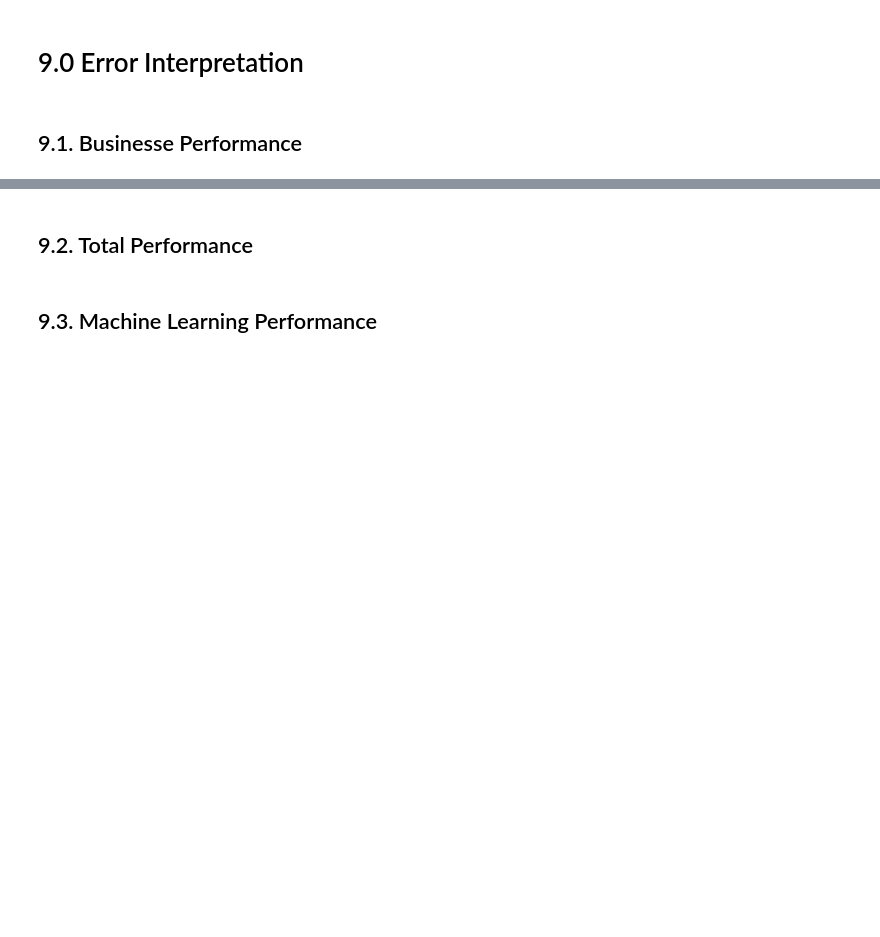
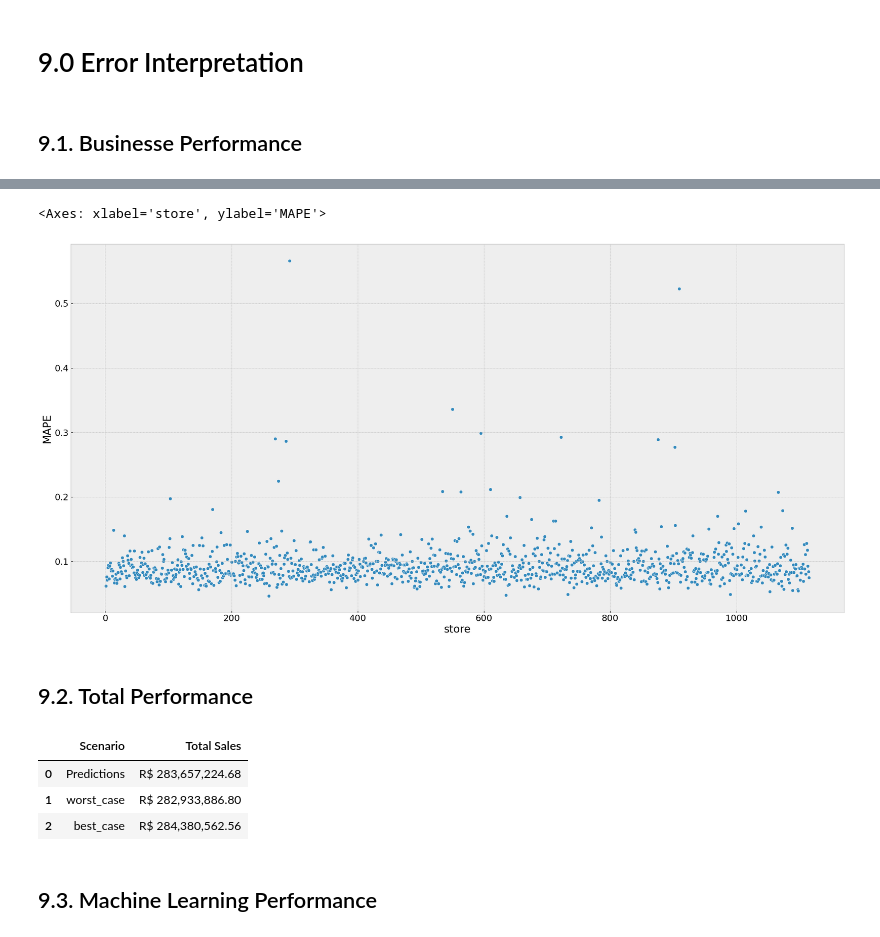
Before and after one commit to iury-repo/rossman-sales, a Jupyter notebook: notebooks/v01_modeling.ipynb, the cells around one changed output, grey strips where cells are left out. Saved outputs shown, nothing was run; the diff lists cells and outputs as text; code cells hidden in the pictures; blank space fills up the shorter version.

```diff
--- a/notebooks/v01_modeling.ipynb
+++ b/notebooks/v01_modeling.ipynb
@@ -650,7 +645,7 @@ dates = x_train_ft['date'].reset_index(drop=True)
 # %%
 # Loading final model
 xgb_load = XGBRegressor()
-xgb_load.load_model("xgb_rossman.json")
+xgb_load.load_model('notebooks/xgb_rossman.json')
 
 yhat_xgb = xgb_load.predict(x_test)
 
@@ -692,5 +687,17 @@ df9['predictions'] = np.expm1(yhat_xgb)
 # Sum of predictions
 df9_sum = df9[['store', 'predictions']].groupby('store').sum().reset_index()
 
-# MAE and MAPE
-# df9_aux1 = df9['store', 'sales', 'predictions'].groupby('store').apply( lambda x: mean_absolute_error())
+# MAE, MAPE and Predictions sum
+df9_metrics1 = (df9[['store', 'sales', 'predictions']]
+                .groupby('store')
+                .apply(lambda x: pd.Series({
+                    'Predictions': x['predictions'].sum(),
+                    'MAE': mean_absolute_error(x['sales'], x['predictions']),
+                    'MAPE': mean_absolute_percentage_error(x['sales'], x['predictions'])
+                }))).reset_index()
+
+# Scenarios
+df9_metrics1['worst_case'] = df9_metrics1['Predictions'] - df9_metrics1['MAE']
+df9_metrics1['best_case'] = df9_metrics1['Predictions'] + df9_metrics1['MAE']
+
+df9_metrics1 = df9_metrics1[['store', 'Predictions', 'worst_case', 'best_case', 'MAE', 'MAPE']]
@@ -697,4 +713,22 @@ df9_sum = df9[['store', 'predictions']].groupby('store').sum().reset_index()
+# %%
+sns.scatterplot(x='store', y='MAPE', data=df9_metrics1)
+# %% [output]
+<Axes: xlabel='store', ylabel='MAPE'>
+[figure, added]
 # %% [markdown]
 ## 9.2. Total Performance
+# %%
+df9_metrics2 = (df9_metrics1[['Predictions', 'worst_case','best_case']]
+                .apply( lambda x: np.sum(x), axis=0)
+                .reset_index()
+                .rename(columns={'index': 'Scenario', 0:'Total Sales'}))
+
+df9_metrics2['Total Sales'] = df9_metrics2['Total Sales'].map('R$ {:,.2f}'.format)
+df9_metrics2
+# %% [output]
+|  | Scenario | Total Sales |
+| 0 | Predictions | R$ 283,657,224.68 |
+| 1 | worst_case | R$ 282,933,886.80 |
+| 2 | best_case | R$ 284,380,562.56 |
 # %% [markdown]
 ## 9.3. Machine Learning Performance
```
Also changed, not shown: parts of 10 cells of this notebook.
